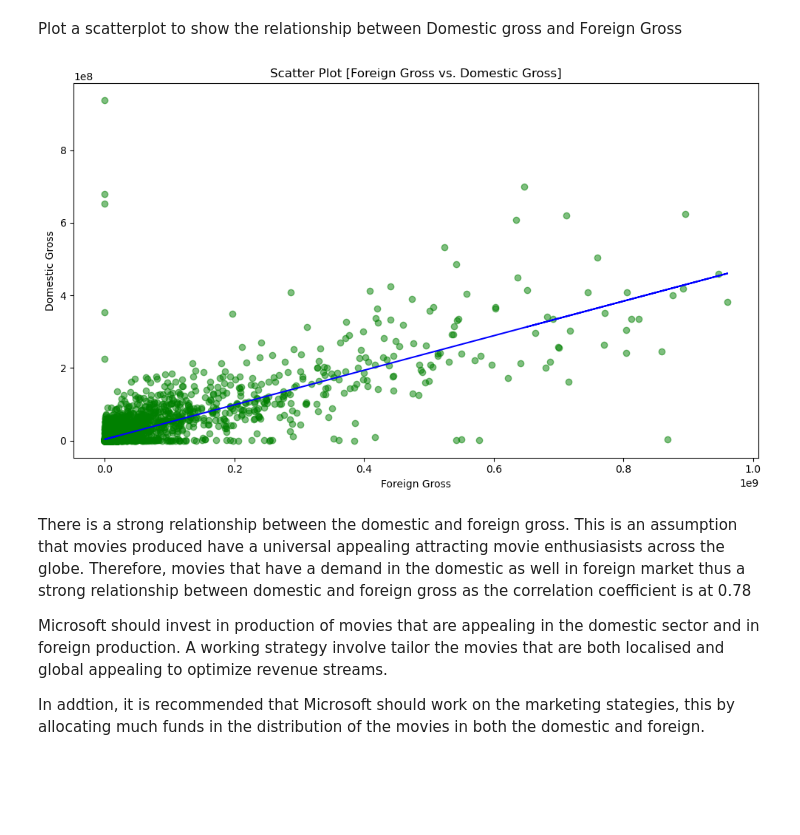
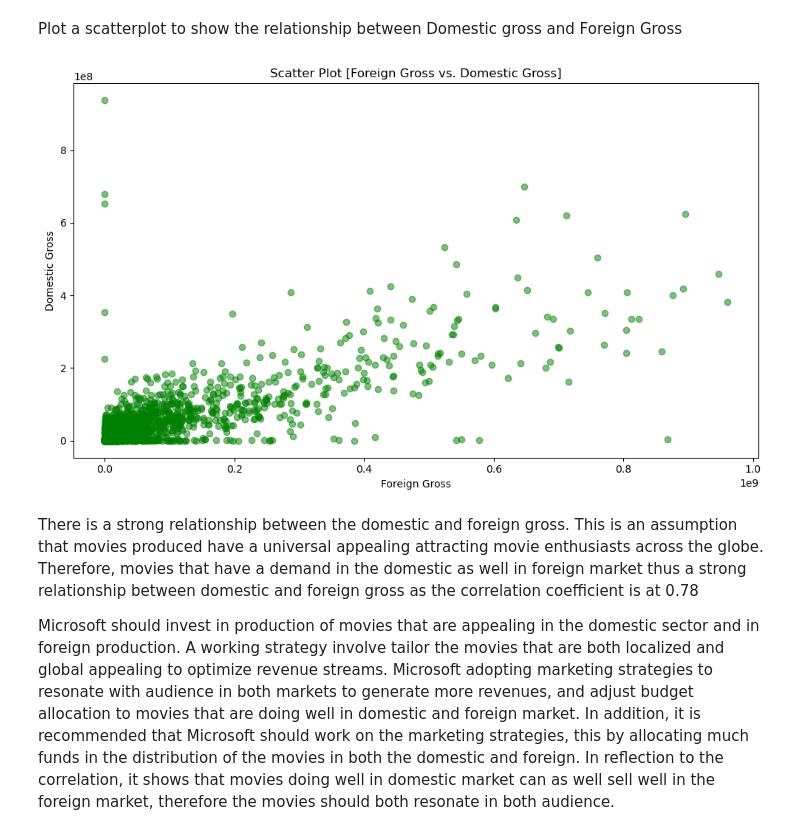
Before and after one commit to Milton254/Movie_Studio_Project, a Jupyter notebook: index.ipynb, the cells around one changed output. Cells and saved outputs as stored; diff of their text form; code cells hidden in the pictures; blank space fills up the shorter version.

```diff
--- a/index.ipynb
+++ b/index.ipynb
@@ -329,29 +283,21 @@ Plot a scatterplot to show the relationship between Domestic gross and Foreign G
 # %%
 # Use om_movies columns that are  'Foreign Gross' and 'Domestic Gross' columns
 # Scatter plot between 'Foreign Gross' and 'Domestic Gross'
 plt.figure(figsize=(10, 6))
-
+#plot scatter plot
 plt.scatter(bom_movies['foreign_gross'], bom_movies['domestic_gross'], color='green', alpha=0.5)
-
-#plot a linear line
-x = bom_movies['foreign_gross'].values.reshape(-1, 1)
-y = bom_movies['domestic_gross'].values.reshape(-1, 1)
-#line of fitness
-model = LinearRegression().fit(x, y)
-plt.plot(x, model.predict(x), color='blue', label='Linear Regression Line')
-# Adding labels and title
 plt.xlabel('Foreign Gross')
 plt.ylabel('Domestic Gross')
 plt.title('Scatter Plot [Foreign Gross vs. Domestic Gross]')
 
 # Display the plot
 plt.tight_layout()
 plt.show()
 # %% [output]
-[figure, old version]
+[figure, new version]
 # %% [markdown]
-There is a strong relationship between the domestic and foreign gross. This is an assumption that movies produced have a universal appealing attracting movie enthusiasists across the globe. Therefore, movies that have a demand in the domestic as well in foreign market thus a strong relationship between domestic and foreign gross as the correlation coefficient is at 0.78
+There is a strong relationship between the domestic and foreign gross. This is an assumption that movies produced have a universal appealing attracting movie enthusiasts across the globe. Therefore, movies that have a demand in the domestic as well in foreign market thus a strong relationship between domestic and foreign gross as the correlation coefficient is at 0.78
 
-Microsoft should invest in production of movies that are appealing in the domestic sector and in foreign production. A working strategy involve tailor the movies that are both localised and global appealing to optimize revenue streams.
-
-In addtion, it is recommended that Microsoft should work on the marketing stategies, this by allocating much funds in the distribution of the movies in both the domestic and foreign.
+Microsoft should invest in production of movies that are appealing in the domestic sector and in foreign production. A working strategy involve tailor the movies that are both localized and global appealing to optimize revenue streams.
+Microsoft adopting marketing strategies to resonate with audience in both markets to generate more revenues, and adjust budget allocation to movies that are doing well in domestic and foreign market.
+In addition, it is recommended that Microsoft should work on the marketing strategies, this by allocating much funds in the distribution of the movies in both the domestic and foreign. In reflection to the correlation, it shows that movies doing well in domestic market can as well sell well in the foreign market, therefore the movies should both resonate in both audience.
```
Also changed, not shown: parts of 45 cells of this notebook, 1 other file.
